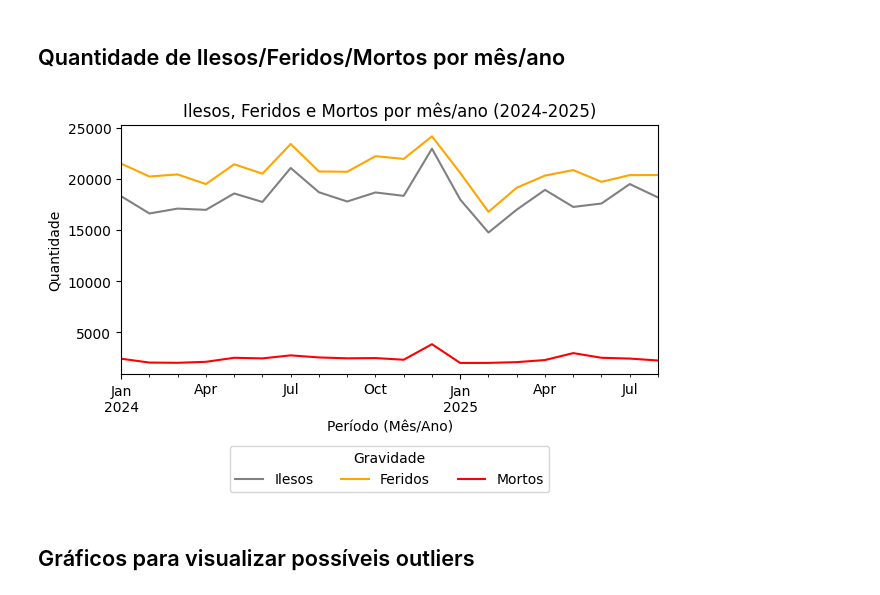
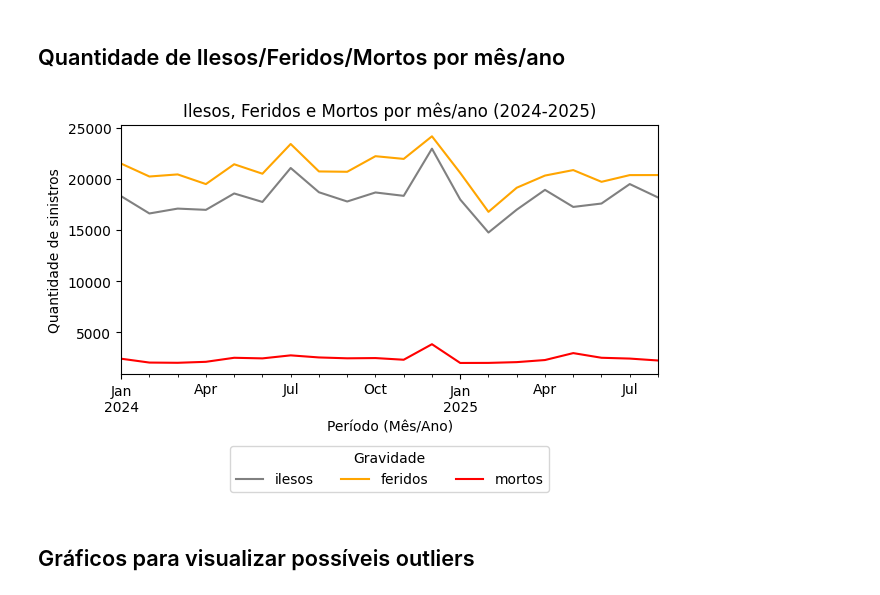
Before and after one commit to Yagoas/SinistrosPRF, a Jupyter notebook: notebooks/analise_raw.ipynb, the cells around one changed output. Drawn from its saved outputs; the diff is of its cells as text; code cells hidden in the pictures.

```diff
--- a/notebooks/analise_raw.ipynb
+++ b/notebooks/analise_raw.ipynb
@@ -285,30 +285,30 @@ plt.show()
 ## Quantidade de Ilesos/Feridos/Mortos por mês/ano
 # %%
 # Cria coluna 'Feridos' somando feridos_leves e feridos_graves
-df['Feridos'] = df[['feridos_leves', 'feridos_graves']].sum(axis=1, skipna=True)
+df['feridos'] = df[['feridos_leves', 'feridos_graves']].sum(axis=1, skipna=True)
 
 # Agrupa por mês/ano, conta IDs únicos e soma os feridos/mortos/ilesos para exibir gráfico de linhas temporal
-top_mes = df.groupby(df['data_inversa_dt'].dt.to_period("M")).agg({'id': 'nunique', 'Feridos': 'sum', 'mortos': 'sum', 'ilesos': 'sum'}).reset_index()
-top_mes.columns = ['Mês/Ano', 'Quantidade', 'Feridos', 'Mortos', 'Ilesos']
-top_mes.set_index('Mês/Ano', inplace=True)
+top_mes = df.groupby(df['data_inversa_dt'].dt.to_period("M")).agg({'id': 'nunique', 'feridos': 'sum', 'mortos': 'sum', 'ilesos': 'sum'}).reset_index()
+top_mes.columns = ['mes_ano', 'quantidade', 'feridos', 'mortos', 'ilesos']
+top_mes.set_index('mes_ano', inplace=True)
 top_mes = top_mes.sort_index()
 
-top_mes[['Ilesos', 'Feridos', 'Mortos']].plot(kind='line', color=['gray', 'orange', 'red'])
+top_mes[['ilesos', 'feridos', 'mortos']].plot(kind='line', color=['gray', 'orange', 'red'])
 plt.legend(
-    top_mes[['Ilesos', 'Feridos', 'Mortos']],
+    top_mes[['ilesos', 'feridos', 'mortos']],
     title="Gravidade",
     loc="lower center",
     bbox_to_anchor=(0.5, -0.5),
     ncol=len(top_mes.index)
 )
 
 plt.title('Ilesos, Feridos e Mortos por mês/ano (2024-2025)')
-plt.ylabel('Quantidade')
+plt.ylabel('Quantidade de sinistros')
 plt.xlabel('Período (Mês/Ano)')
 plt.tight_layout()
 plt.show()
 # %% [output]
-[figure, old version]
+[figure, new version]
 # %% [markdown]
 ## Gráficos para visualizar possíveis outliers
 # %% [markdown]
```
Also changed, not shown: parts of 10 cells of this notebook, 2 other files.
